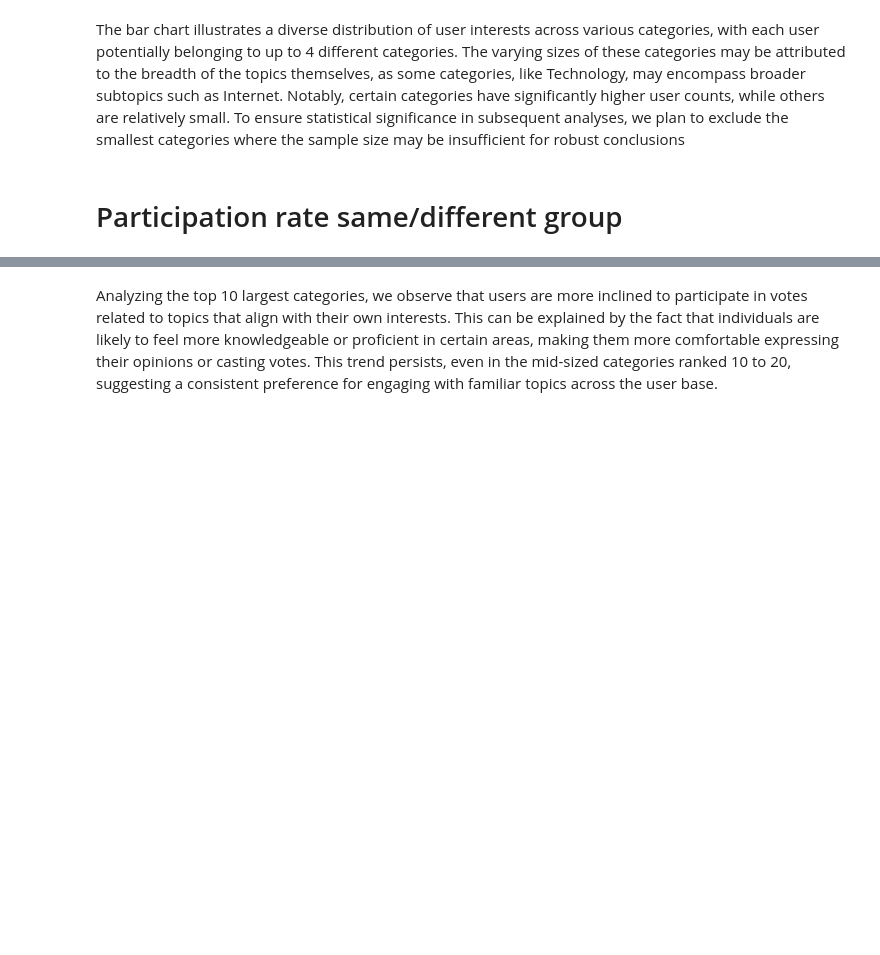
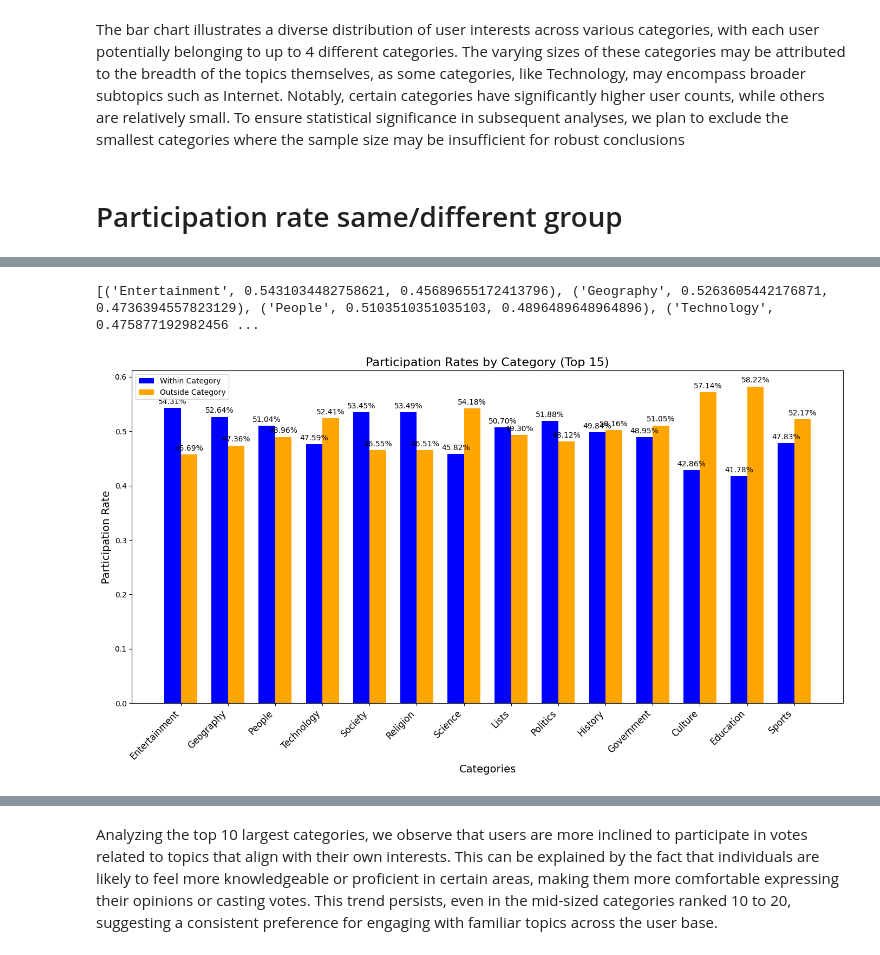
Before and after one commit to epfl-ada/ada-2024-project-supercoolteamname2024, a Jupyter notebook: Result.ipynb, the cells around one changed output, grey strips where cells are left out. Saved outputs shown, nothing was run; the diff lists cells and outputs as text; code cells hidden in the pictures; blank space fills up the shorter version.

```diff
--- a/Result.ipynb
+++ b/Result.ipynb
@@ -164,0 +207,58 @@ df_vote = pd.DataFrame(data)
+# %%
+# Calculate participation rates for the top 15 categories
+participation_data = []
+for category in top_15_categories:
+    # Count unique SRC users voting within and outside the category
+    within_participation = df_vote[(df_vote['SRC_Category'] == category) & (df_vote['Category_Same'] == 1)]['SRC'].nunique()
+    outside_participation = df_vote[(df_vote['SRC_Category'] == category) & (df_vote['Category_Same'] == 0)]['SRC'].nunique()
+
+    # Total participation for the category
+    total_participation = within_participation + outside_participation
+
+    # Calculate rates
+    within_rate = within_participation / total_participation if total_participation > 0 else 0
+    outside_rate = outside_participation / total_participation if total_participation > 0 else 0
+    participation_data.append((category, within_rate, outside_rate))
+
+# Convert to structured format for plotting
+categories, within_category_rates, outside_category_rates = zip(*participation_data)
+print(participation_data)
+
+# Plotting
+x = np.arange(len(categories))  # the label locations
+bar_width = 0.35
+
+fig, ax = plt.subplots(figsize=(14, 8))
+rects1 = ax.bar(x - bar_width / 2, within_category_rates, bar_width, label='Within Category', color='blue')
+rects2 = ax.bar(x + bar_width / 2, outside_category_rates, bar_width, label='Outside Category', color='orange')
+
+# Add labels, title, and custom x-axis tick labels
+ax.set_xlabel('Categories', fontsize=14)
+ax.set_ylabel('Participation Rate', fontsize=14)
+ax.set_title('Participation Rates by Category (Top 15)', fontsize=16)
+ax.set_xticks(x)
+ax.set_xticklabels(categories, rotation=45, ha='right', fontsize=12)
+ax.legend()
+
+# Annotate bars with values
+for rect in rects1:
+    height = rect.get_height()
+    ax.annotate(f'{height:.2%}',  # Convert to percentage format
+                xy=(rect.get_x() + rect.get_width() / 2, height),
+                xytext=(0, 3),  # 3 points vertical offset
+                textcoords="offset points",
+                ha='center', va='bottom', fontsize=10)
+
+for rect in rects2:
+    height = rect.get_height()
+    ax.annotate(f'{height:.2%}',  # Convert to percentage format
+                xy=(rect.get_x() + rect.get_width() / 2, height),
+                xytext=(0, 3),  # 3 points vertical offset
+                textcoords="offset points",
+                ha='center', va='bottom', fontsize=10)
+
+fig.tight_layout()
+plt.show()
+# %% [output]
+[('Entertainment', 0.5431034482758621, 0.45689655172413796), ('Geography', 0.5263605442176871, 0.4736394557823129), ('People', 0.5103510351035103, 0.4896489648964896), ('Technology', 0.475877192982456 ...
+[figure, added]
```
Also changed, not shown: parts of 22 cells of this notebook.
